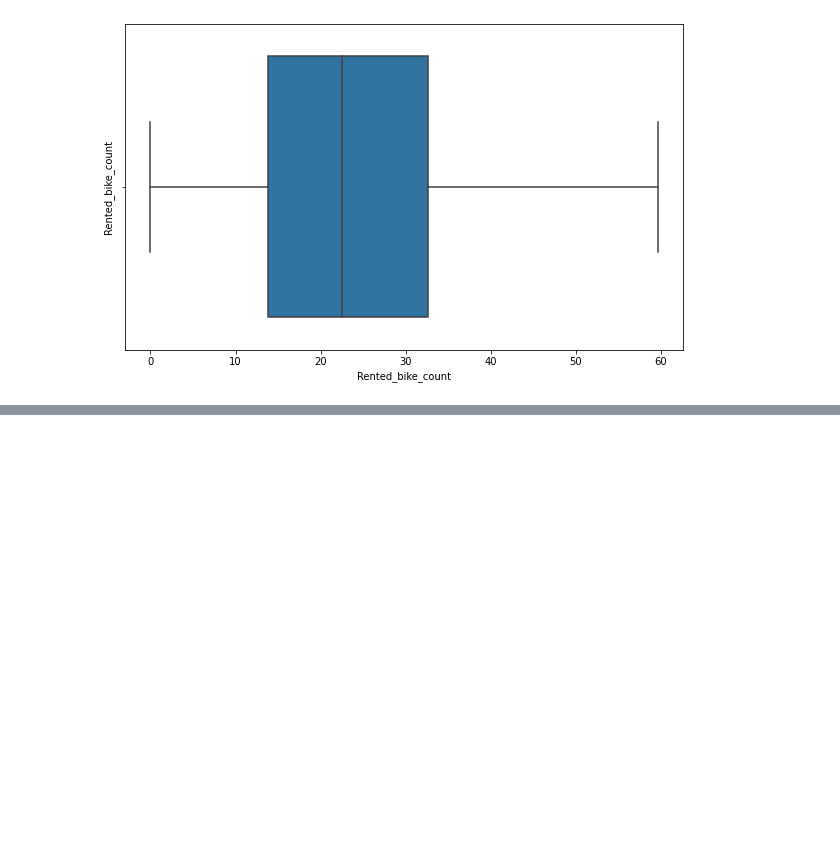
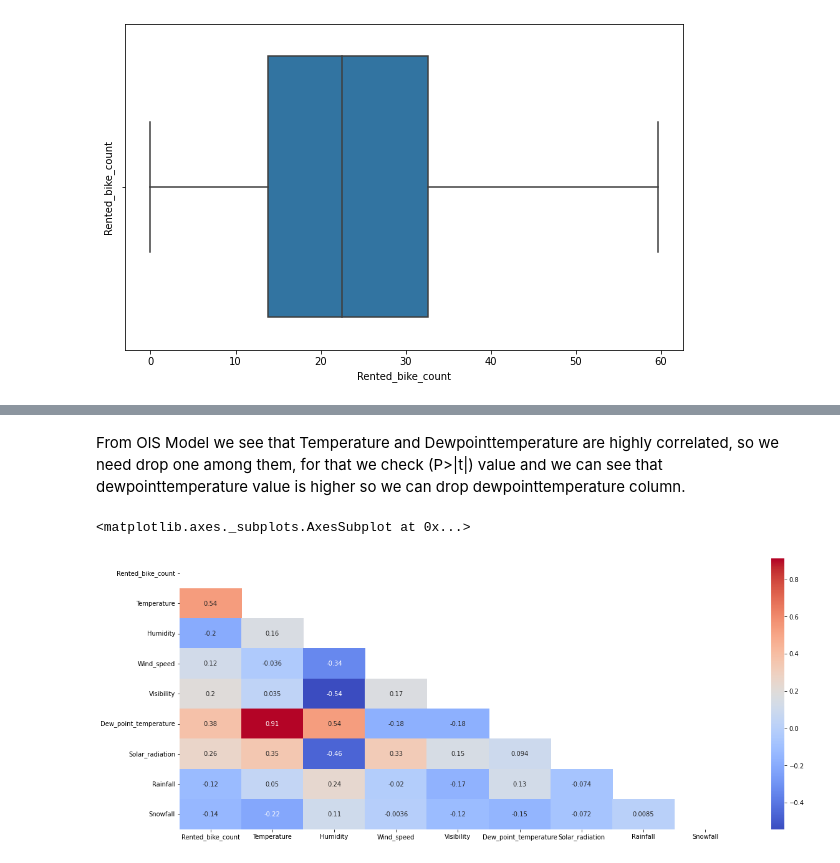
Before and after one commit to Meghanah97/Individual_project_bike_sharing_demand_prediction, a Jupyter notebook: Bike_Sharing_Demand_Prediction_Capstone_Project.ipynb, the cells around one changed output, grey strips where cells are left out. Drawn from its saved outputs; the diff is of its cells as text; code cells hidden in the pictures; blank space fills up the shorter version.

```diff
--- a/Bike_Sharing_Demand_Prediction_Capstone_Project.ipynb
+++ b/Bike_Sharing_Demand_Prediction_Capstone_Project.ipynb
@@ -613,0 +706,11 @@ data.corr()
+# %% [markdown]
+From OlS Model we see that Temperature and Dewpointtemperature are highly correlated, so we need drop one among them, for that we check (P>|t|) value and we can see that dewpointtemperature value is higher so we can drop dewpointtemperature column.
+# %%
+#heatmap
+plt.figure(figsize=(20,8))
+correlation=data.corr()
+mask=np.triu(np.ones_like(correlation,dtype=bool))
+sns.heatmap((correlation),mask=mask,annot=True,cmap='coolwarm')
+# %% [output]
+<matplotlib.axes._subplots.AxesSubplot at 0x...>
+[figure, added]
```
Also changed, not shown: parts of 16 cells of this notebook.
